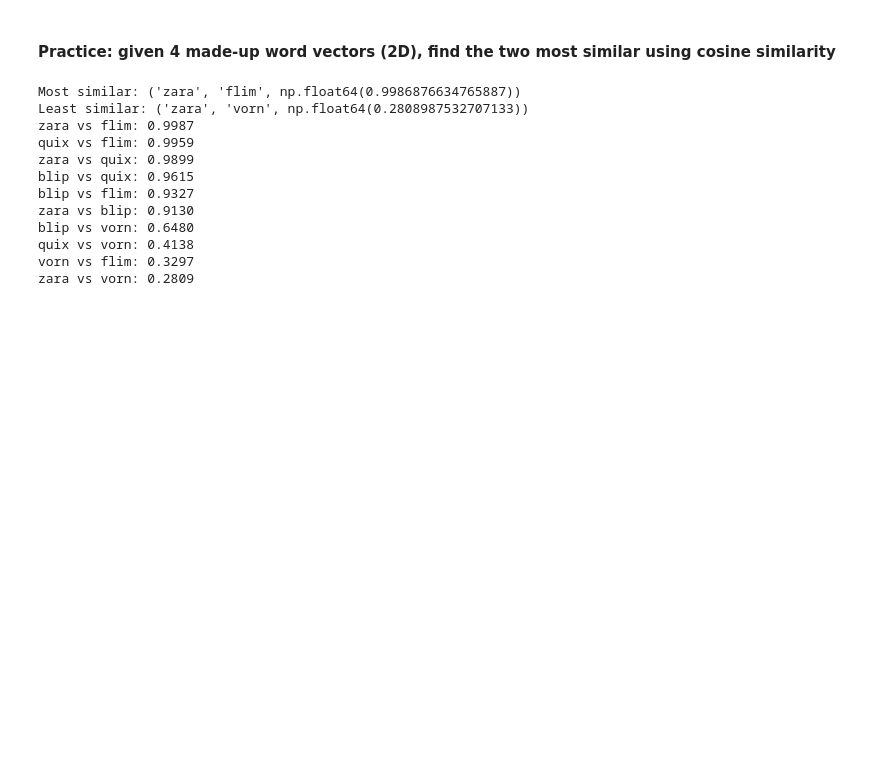
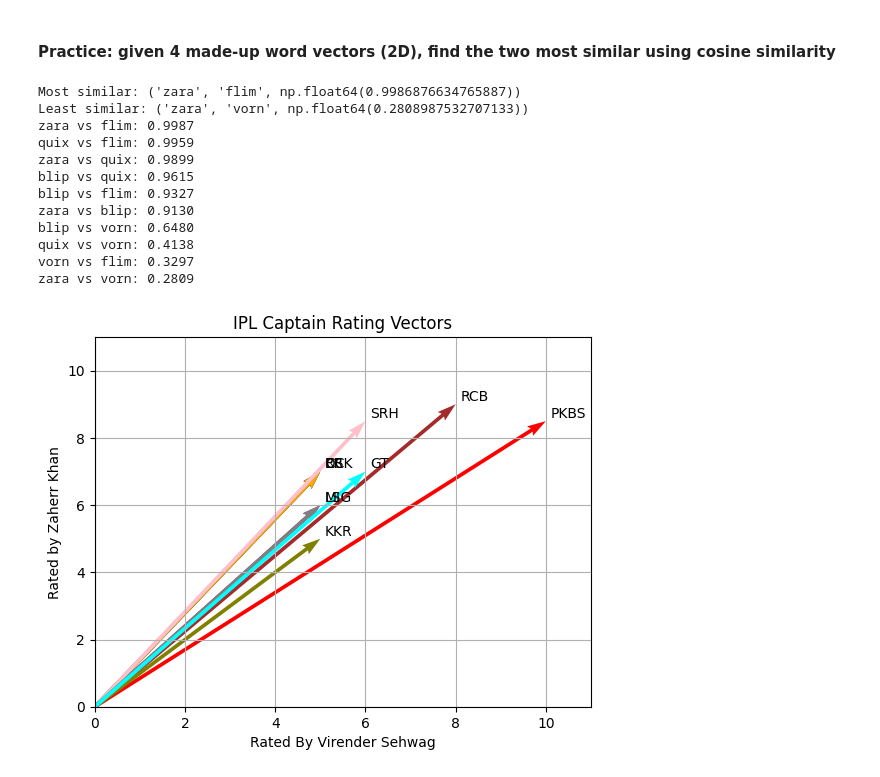
Before and after one commit to shahyash1136/math_with_numpy, a Jupyter notebook: day_5/index.ipynb, the cells around one changed output. Saved outputs shown, nothing was run; the diff lists cells and outputs as text; code cells hidden in the pictures; blank space fills up the shorter version.

```diff
--- a/day_5/index.ipynb
+++ b/day_5/index.ipynb
@@ -107,3 +107,81 @@ blip vs vorn: 0.6480
 quix vs vorn: 0.4138
 vorn vs flim: 0.3297
 zara vs vorn: 0.2809
+# %%
+import matplotlib.pyplot as plt
+
+ipl_captain_ratings = {
+    "PKBS": np.array([10, 8.5]),
+    "DC": np.array([5, 7]),
+    "CSK": np.array([5, 7]),
+    "RR": np.array([5, 7]),
+    "LSG": np.array([5, 6]),
+    "RCB": np.array([8, 9]),
+    "SRH": np.array([6, 8.5]),
+    "MI": np.array([5, 6]),
+    "KKR": np.array([5, 5]),
+    "GT": np.array([6, 7]),
+}
+
+""" def captaincy_similarity(vector_a, vector_b):
+    dot_product = np.dot(vector_a, vector_b)
+    norm_1 = np.linalg.norm(vector_a)
+    norm_2 = np.linalg.norm(vector_b)
+    return dot_product / (norm_1 * norm_2)
+
+
+teams = list(ipl_captain_ratings.keys())
+similarities = []
+
+for i in range(len(teams)):
+    for j in range(i + 1, len(teams)):
+        team1 = teams[i]
+        team2 = teams[j]
+        vec1 = ipl_captain_ratings[team1]
+        vec1 = ipl_captain_ratings[team2]
+
+        sim = captaincy_similarity(vec1, vec2)
+        similarities.append((team1, team2, sim))
+
+sorted_similarities = sorted(similarities, key=lambda x: x[2], reverse=True)
+most_similar = sorted_similarities[0]
+least_similar = sorted_similarities[-1]
+
+print("Most similar Captaincy:", most_similar)
+print("Least similar:", least_similar)
+for w1, w2, sim in sorted_similarities:
+    print(f"{w1} vs {w2}: {sim:.4f}") """
+
+colors = [
+    "red",
+    "blue",
+    "green",
+    "orange",
+    "purple",
+    "brown",
+    "pink",
+    "gray",
+    "olive",
+    "cyan",
+]
+
+plt.figure()
+
+for (team, vec), color in zip(ipl_captain_ratings.items(), colors):
+    x, y = vec
+
+    plt.quiver(0, 0, x, y, angles="xy", scale_units="xy", scale=1, color=color)
+    plt.text(x + 0.1, y + 0.1, team)
+
+# axes settings
+plt.xlim(0, 11)
+plt.ylim(0, 11)
+plt.grid()
+
+plt.title("IPL Captain Rating Vectors")
+plt.xlabel("Rated By Virender Sehwag")
+plt.ylabel("Rated by Zaherr Khan")
+
+plt.show()
+# %% [output]
+[figure, added]
```
Also changed, not shown: 3 other files.
